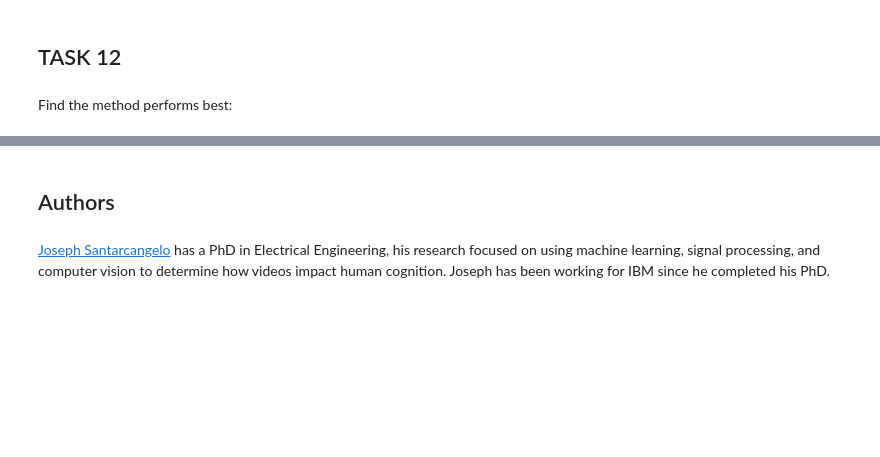
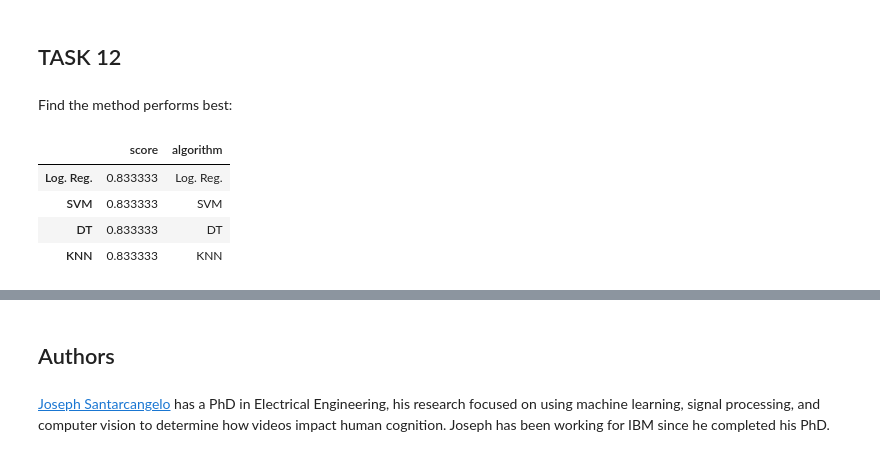
Before and after one commit to elayer/SpaceXProject, a Jupyter notebook: Machine Learning Classification Notebook.ipynb, the cells around one changed output, grey strips where cells are left out. Saved outputs shown, nothing was run; the diff lists cells and outputs as text; code cells hidden in the pictures; blank space fills up the shorter version.

```diff
--- a/Machine Learning Classification Notebook.ipynb
+++ b/Machine Learning Classification Notebook.ipynb
@@ -361,0 +365,5 @@ Find the method performs best:
+# %%
+logreg_acc = logreg_cv.score(X_test, Y_test)
+svm_acc = svm_cv.score(X_test, Y_test)
+tree_acc = tree_cv.score(X_test, Y_test)
+knn_acc = knn_cv.score(X_test, Y_test)
@@ -361,0 +379,11 @@ Find the method performs best:
+# %%
+acc_df = pd.DataFrame(data = acc_list, index = ['Log. Reg.', 'SVM', 'DT', 'KNN'])
+acc_df['Algorithm'] = ['Log. Reg.', 'SVM', 'DT', 'KNN']
+acc_df.columns = ['score', 'algorithm']
+acc_df
+# %% [output]
+|  | score | algorithm |
+| Log. Reg. | 0.833333 | Log. Reg. |
+| SVM | 0.833333 | SVM |
+| DT | 0.833333 | DT |
+| KNN | 0.833333 | KNN |
```
Also changed, not shown: parts of 10 cells of this notebook.
